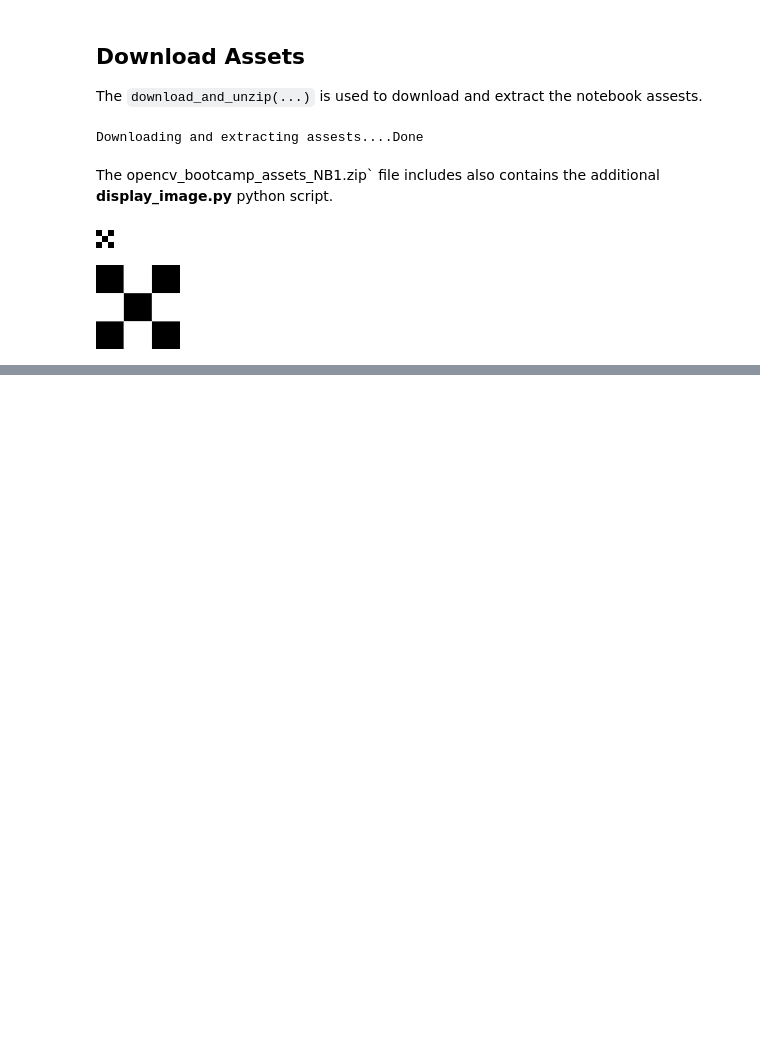
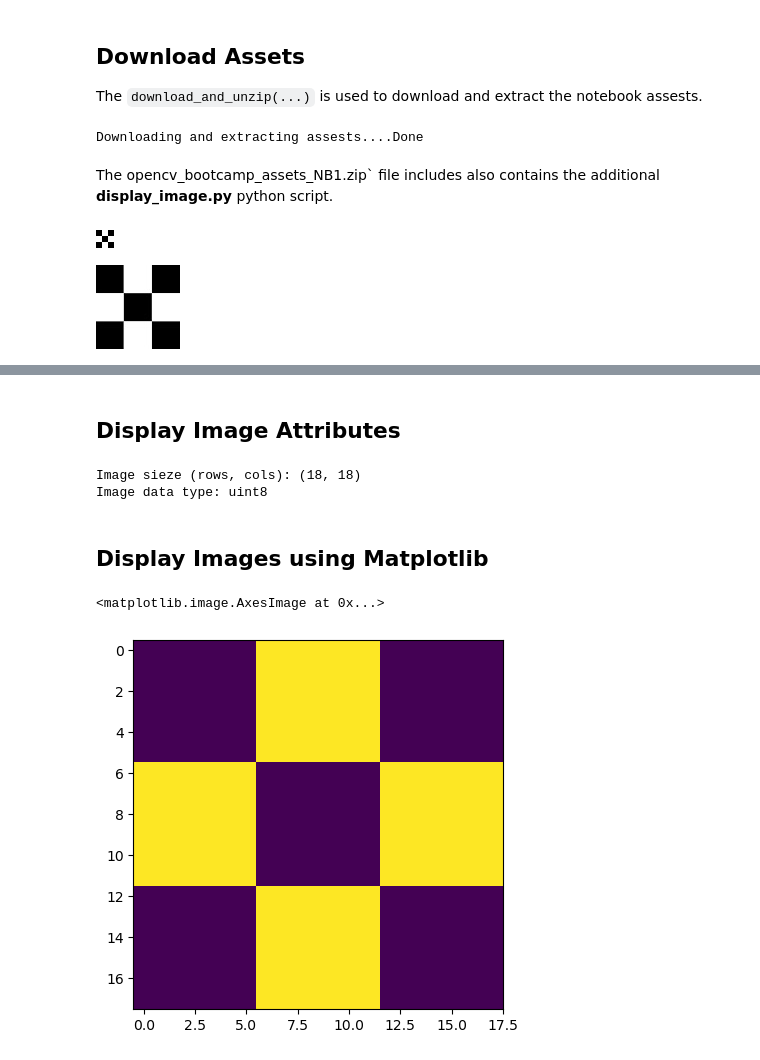
Before and after one commit to miguelable/openCV_basics, a Jupyter notebook: starting.ipynb, the cells around one changed output, grey strips where cells are left out. Drawn from its saved outputs; the diff is of its cells as text; code cells hidden in the pictures; blank space fills up the shorter version.

Commit message:
Terminado el módulo basico de imagenes

```diff
--- a/starting.ipynb
+++ b/starting.ipynb
@@ -72,0 +96,6 @@ Image(filename="checkerboard_84x84.jpg")
+# %%
+# Read image in grayscale.
+cb_img = cv2.imread("checkerboard_18x18.png", cv2.IMREAD_GRAYSCALE)
+
+# Print the image data (pixel values). Each pixel value is between 0-255.
+print(cb_img)
@@ -72,0 +121,19 @@ Image(filename="checkerboard_84x84.jpg")
+# %% [markdown]
+## Display Image Attributes
+# %%
+ # Print the size of the image.
+print("Image sieze (rows, cols):", cb_img.shape)
+
+# Display data type of the image.
+print("Image data type:", cb_img.dtype)
+# %% [output]
+Image sieze (rows, cols): (18, 18)
+Image data type: uint8
+# %% [markdown]
+## Display Images using Matplotlib
+# %%
+# Display image.
+plt.imshow(cb_img)
+# %% [output]
+<matplotlib.image.AxesImage at 0x...>
+[figure, added]
```
Also changed, not shown: parts of 28 cells of this notebook, 2 other files.
